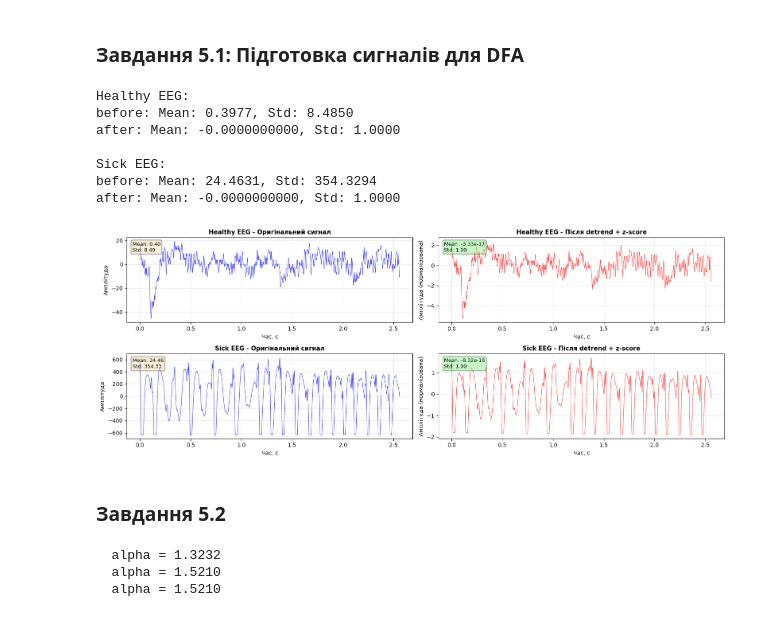
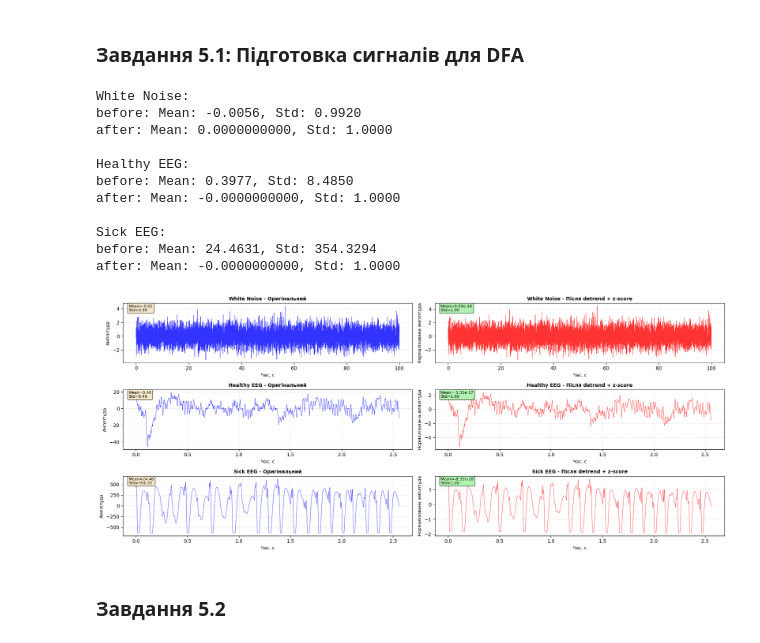
Before and after one commit to n1n1n1q/SignalProcessingLabs, a Jupyter notebook: lab05/sig_proc_5.ipynb, the cells around one changed output. Cells and saved outputs as stored; diff of their text form; code cells hidden in the pictures.

```diff
--- a/lab05/sig_proc_5.ipynb
+++ b/lab05/sig_proc_5.ipynb
@@ -679,3 +695,13 @@ def compute_coherence_pairs(data, fs, nperseg, noverlap):
 standing_coherence = compute_coherence_pairs(standing_data, acc_fs, nperseg, noverlap)
 walking_coherence = compute_coherence_pairs(walking_data, acc_fs, nperseg, noverlap)
 running_coherence = compute_coherence_pairs(running_data, acc_fs, nperseg, noverlap)
+# %%
+print("Standing Coherence Peaks:")
+for pair, result in standing_coherence.items():
+    print(f"{pair}: Max Coherence = {result['max_coherence']:.4f} at {result['max_freq']:.2f} Hz")
+print("\nWalking Coherence Peaks:")
+for pair, result in walking_coherence.items():
+    print(f"{pair}: Max Coherence = {result['max_coherence']:.4f} at {result['max_freq']:.2f} Hz")
+print("\nRunning Coherence Peaks:")
+for pair, result in running_coherence.items():
+    print(f"{pair}: Max Coherence = {result['max_coherence']:.4f} at {result['max_freq']:.2f} Hz")
@@ -912,7 +1002,7 @@ signals_for_rqa = {
 
 thresholds = {
     3: 0.5,
-    10: 0.8
+    10: 2.0
 }
 # %%
 results = {}
@@ -1063,18 +1287,21 @@ plt.show()
 import nolds
 from scipy.signal import detrend
 
+white_noise = np.random.randn(10000)
+
 signals_for_dfa = {
+    'White Noise': white_noise,
     'Healthy EEG': healthy[:10000],
     'Sick EEG': sick[:10000],
 }
 
-
 def prepare_signal_for_dfa(signal):
-    signal_detrended = detrend(signal, type='linear')
+    signal_detrended = detrend(signal)
     signal_normalized = (signal_detrended - np.mean(signal_detrended)) / np.std(signal_detrended)
     return signal_normalized
 
 prepared_signals = {}
+
 for name, signal in signals_for_dfa.items():
     prepared_signals[name] = prepare_signal_for_dfa(signal)
     print(f"{name}:")
@@ -1082,6 +1309,10 @@ for name, signal in signals_for_dfa.items():
     print(f"after: Mean: {np.mean(prepared_signals[name]):.10f}, Std: {np.std(prepared_signals[name]):.4f}")
     print()
 # %% [output]
+White Noise:
+before: Mean: -0.0056, Std: 0.9920
+after: Mean: 0.0000000000, Std: 1.0000
+
 Healthy EEG:
 before: Mean: 0.3977, Std: 8.4850
 after: Mean: -0.0000000000, Std: 1.0000
@@ -1090,47 +1321,49 @@ Sick EEG:
 before: Mean: 24.4631, Std: 354.3294
 after: Mean: -0.0000000000, Std: 1.0000
 # %%
-fig, axes = plt.subplots(len(signals_for_dfa), 2, figsize=(16, 3*len(signals_for_dfa)))
+fig, axes = plt.subplots(len(signals_for_dfa), 2, figsize=(18, 2.5*len(signals_for_dfa)))
 
 for idx, (name, original_signal) in enumerate(signals_for_dfa.items()):
     prepared_signal = prepared_signals[name]
 
+    if 'EEG' in name:
+        fs_current = fs
+    else:
+        fs_current = 100
+
+    t_axis = np.arange(len(original_signal)) / fs_current
+
     ax1 = axes[idx, 0]
-    t_axis = np.arange(len(original_signal)) / fs if 'EEG' in name else np.arange(len(original_signal)) / acc_fs
-    ax1.plot(t_axis, original_signal, 'b-', linewidth=0.8, alpha=0.7)
-    ax1.set_title(f'{name} - Оригінальний сигнал', fontsize=11, fontweight='bold')
-    ax1.set_xlabel('Час, с')
-    ax1.set_ylabel('Амплітуда')
-    ax1.grid(True, alpha=0.3)
-    ax1.text(0.02, 0.95, f'Mean: {np.mean(original_signal):.2f}\nStd: {np.std(original_signal):.2f}',
-             transform=ax1.transAxes, fontsize=9, verticalalignment='top',
-             bbox=dict(boxstyle='round', facecolor='wheat', alpha=0.5))
+    ax1.plot(t_axis, original_signal, 'b-', linewidth=0.6, alpha=0.8)
+    ax1.set_title(f'{name} - Оригінальний', fontsize=10, fontweight='bold')
+    ax1.set_xlabel('Час, с', fontsize=9)
+    ax1.set_ylabel('Амплітуда', fontsize=9)
+    ax1.grid(True, alpha=0.3, linestyle='--')
+    ax1.text(0.02, 0.98, f'Mean={np.mean(original_signal):.2f}\nStd={np.std(original_signal):.2f}',
+             transform=ax1.transAxes, fontsize=8, verticalalignment='top',
+             bbox=dict(boxstyle='round', facecolor='wheat', alpha=0.7))
 
     ax2 = axes[idx, 1]
-    ax2.plot(t_axis, prepared_signal, 'r-', linewidth=0.8, alpha=0.7)
-    ax2.set_title(f'{name} - Після detrend + z-score', fontsize=11, fontweight='bold')
-    ax2.set_xlabel('Час, с')
-    ax2.set_ylabel('Амплітуда (нормалізована)')
-    ax2.grid(True, alpha=0.3)
-    ax2.text(0.02, 0.95, f'Mean: {np.mean(prepared_signal):.2e}\nStd: {np.std(prepared_signal):.2f}',
-             transform=ax2.transAxes, fontsize=9, verticalalignment='top',
-             bbox=dict(boxstyle='round', facecolor='lightgreen', alpha=0.5))
+    ax2.plot(t_axis, prepared_signal, 'r-', linewidth=0.6, alpha=0.8)
+    ax2.set_title(f'{name} - Після detrend + z-score', fontsize=10, fontweight='bold')
+    ax2.set_xlabel('Час, с', fontsize=9)
+    ax2.set_ylabel('Нормалізована амплітуда', fontsize=9)
+    ax2.grid(True, alpha=0.3, linestyle='--')
+    ax2.text(0.02, 0.98, f'Mean={np.mean(prepared_signal):.2e}\nStd={np.std(prepared_signal):.2f}',
+             transform=ax2.transAxes, fontsize=8, verticalalignment='top',
+             bbox=dict(boxstyle='round', facecolor='lightgreen', alpha=0.7))
 
 plt.tight_layout()
 plt.show()
 # %% [output]
-[figure, old version]
+[figure, new version]
 # %% [markdown]
 ### Завдання 5.2
 # %%
 dfa_results = {}
 for name, signal in prepared_signals.items():
-    alpha = nolds.dfa(signal, nvals=None, overlap=True, order=1, fit_trend='poly',
-                        fit_exp='RANSAC', debug_plot=False, plot_file=None)
+    alpha = nolds.dfa(signal, nvals=None, overlap=True, order=1,
+                        fit_trend='poly', fit_exp='RANSAC',
+                        debug_plot=False, plot_file=None)
     dfa_results[name] = alpha
-    print(f"  alpha = {alpha:.4f}")
-# %% [output]
-  alpha = 1.3232
-  alpha = 1.5210
-  alpha = 1.5210
 # %%
```
Also changed, not shown: parts of 48 cells of this notebook.
